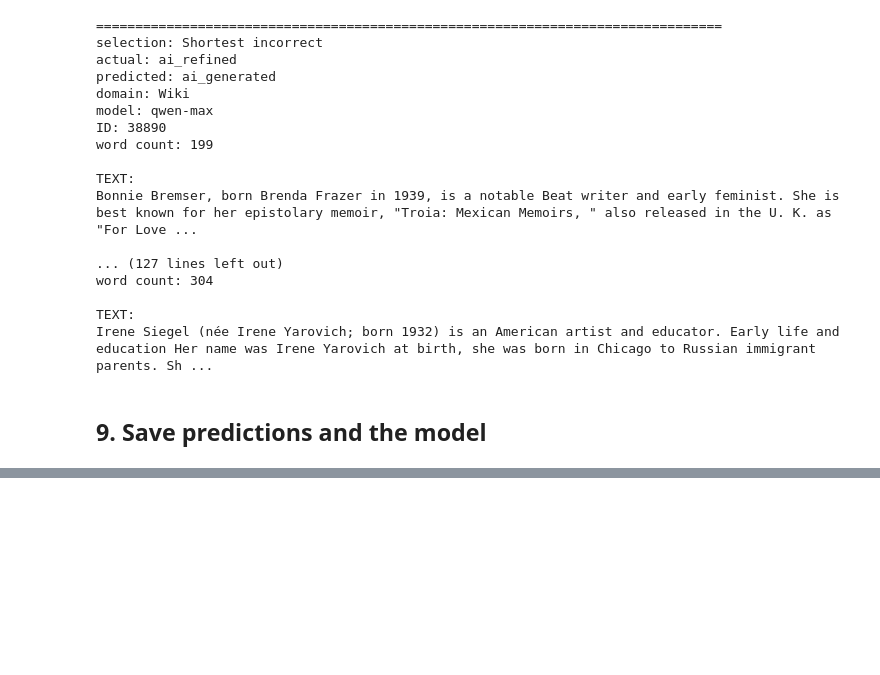
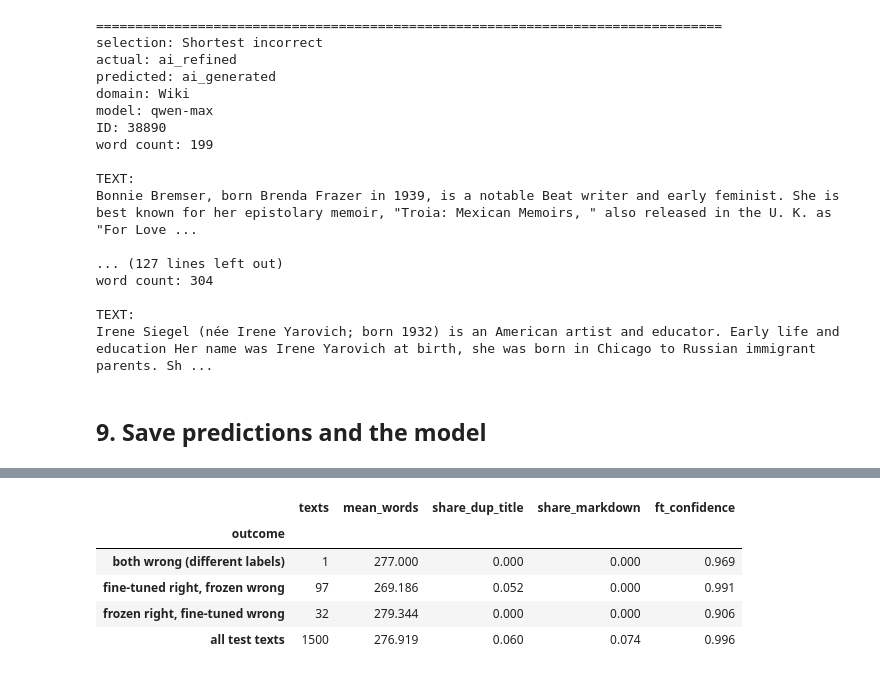
Before and after one commit to yushkong/LING-342, a Jupyter notebook: milestone5/roberta_finetune_512.ipynb, the cells around one changed output, grey strips where cells are left out. Cells and saved outputs as stored; diff of their text form; code cells hidden in the pictures; blank space fills up the shorter version.

Commit message:
update comparisons

```diff
--- a/milestone5/roberta_finetune_512.ipynb
+++ b/milestone5/roberta_finetune_512.ipynb
@@ -566,0 +785,79 @@ Skipping TF-IDF + LR: test_predictions_tfidf_lr.csv not found
+# %%
+# ---- 11. texts the two approaches label differently ----
+EXAMPLES_PER_LABEL = 2     # examples per (outcome, true label) group
+EXAMPLE_SEED = 0           # change to see different samples
+MAX_CHARS = 700            # characters of text shown per example
+SHOW_FULL_TEXT = False
+
+DUP_START = re.compile(r'^\s*"?(.{3,100}?)"?\s+"?\1"?(?=\s|$)')
+cmp['dup_title'] = cmp['text'].map(lambda t: bool(DUP_START.match(t)))
+cmp['markdown'] = cmp['text'].str.contains(r'[*#`]', regex=True)
+
+cmp['disagree'] = cmp['pred_ft'] != cmp['pred_frozen']
+cmp['outcome'] = np.select(
+    [cmp['ft_correct'] & ~cmp['frozen_correct'], ~cmp['ft_correct'] & cmp['frozen_correct']],
+    ['fine-tuned right, frozen wrong', 'frozen right, fine-tuned wrong'],
+    default='both wrong (different labels)')
+dis = cmp[cmp['disagree']].copy()
+print(f'11. {len(dis)} of {len(cmp)} texts ({len(dis) / len(cmp):.1%}) get different labels from the two approaches\n')
+
+print('Outcome of the disagreements')
+display(dis['outcome'].value_counts().to_frame('texts'))
+
+print('How labels move: rows = frozen prediction, columns = fine-tuned prediction (all test texts)')
+display(pd.crosstab(cmp['pred_frozen'], cmp['pred_ft']).reindex(index=LABELS, columns=LABELS, fill_value=0))
+
+print('Disagreements by true label')
+display(pd.crosstab(dis['label'], dis['outcome']))
+if 'domain' in dis.columns:
+    print('Disagreements by domain')
+    display(pd.crosstab(dis['domain'], dis['outcome']))
+if 'model' in dis.columns:
+    print('Disagreements by source LLM')
+    display(pd.crosstab(dis['model'], dis['outcome']))
+
+def profile(df):
+    agg = {'texts': ('text', 'size'), 'mean_words': ('n_words', 'mean'),
+           'share_dup_title': ('dup_title', 'mean'), 'share_markdown': ('markdown', 'mean')}
+    if 'ft_confidence' in df.columns:
+        agg['ft_confidence'] = ('ft_confidence', 'mean')
+    return agg
+
+prof = dis.groupby('outcome').agg(**profile(dis))
+all_row = cmp.assign(outcome='all test texts').groupby('outcome').agg(**profile(cmp))
+print('Profile of disagreement groups vs all test texts (formatting cues and length)')
+display(pd.concat([prof, all_row]).round(3))
+
+def show_examples(group_df, title):
+    print('\n' + '=' * 110)
+    print(f'{title.upper()}  ({len(group_df)} texts)')
+    print('=' * 110)
+    for label in LABELS:
+        sub = group_df[group_df['label'] == label]
+        if sub.empty:
+            continue
+        for _, r in sub.sample(min(EXAMPLES_PER_LABEL, len(sub)), random_state=EXAMPLE_SEED).iterrows():
+            conf = f" | fine-tuned confidence {r['ft_confidence']:.2f}" if 'ft_confidence' in r.index else ''
+            print(f"\n[true: {r['label']}]  frozen -> {r['pred_frozen']}   fine-tuned -> {r['pred_ft']}{conf}")
+            meta = ' | '.join(str(r[c]) for c in ['domain', 'model', 'pair_id'] if c in r.index)
+            if meta:
+                print(meta)
+            text = r['text'] if SHOW_FULL_TEXT else r['text'][:MAX_CHARS] + (' ...' if len(r['text']) > MAX_CHARS else '')
+            print(textwrap.fill(text.replace('\n', ' <newline> '), width=110))
+
+for outcome_name in ['fine-tuned right, frozen wrong', 'frozen right, fine-tuned wrong',
+                     'both wrong (different labels)']:
+    show_examples(dis[dis['outcome'] == outcome_name], outcome_name)
+
+# ---- save everything for the report ----
+cmp_path = f'comparison_finetuned_vs_frozen_len{MAX_LENGTH}.csv'
+dis_path = f'disagreements_finetuned_vs_frozen_len{MAX_LENGTH}.csv'
+cmp.drop(columns=['length_bucket']).to_csv(cmp_path, index=False)
+dis.drop(columns=['length_bucket']).to_csv(dis_path, index=False)
+print(f'\nSaved {cmp_path} and {dis_path}')
+try:
+    from google.colab import files
+    files.download(dis_path)
+except ImportError:
+    pass
+# %% [output]
@@ -566,0 +897,6 @@ Skipping TF-IDF + LR: test_predictions_tfidf_lr.csv not found
+|  | texts | mean_words | share_dup_title | share_markdown | ft_confidence |
+| outcome |  |  |  |  |  |
+| both wrong (different labels) | 1 | 277.000 | 0.000 | 0.000 | 0.969 |
+| fine-tuned right, frozen wrong | 97 | 269.186 | 0.052 | 0.000 | 0.991 |
+| frozen right, fine-tuned wrong | 32 | 279.344 | 0.000 | 0.000 | 0.906 |
+| all test texts | 1500 | 276.919 | 0.060 | 0.074 | 0.996 |
```
Also changed, not shown: parts of 8 cells of this notebook, 3 other files.
